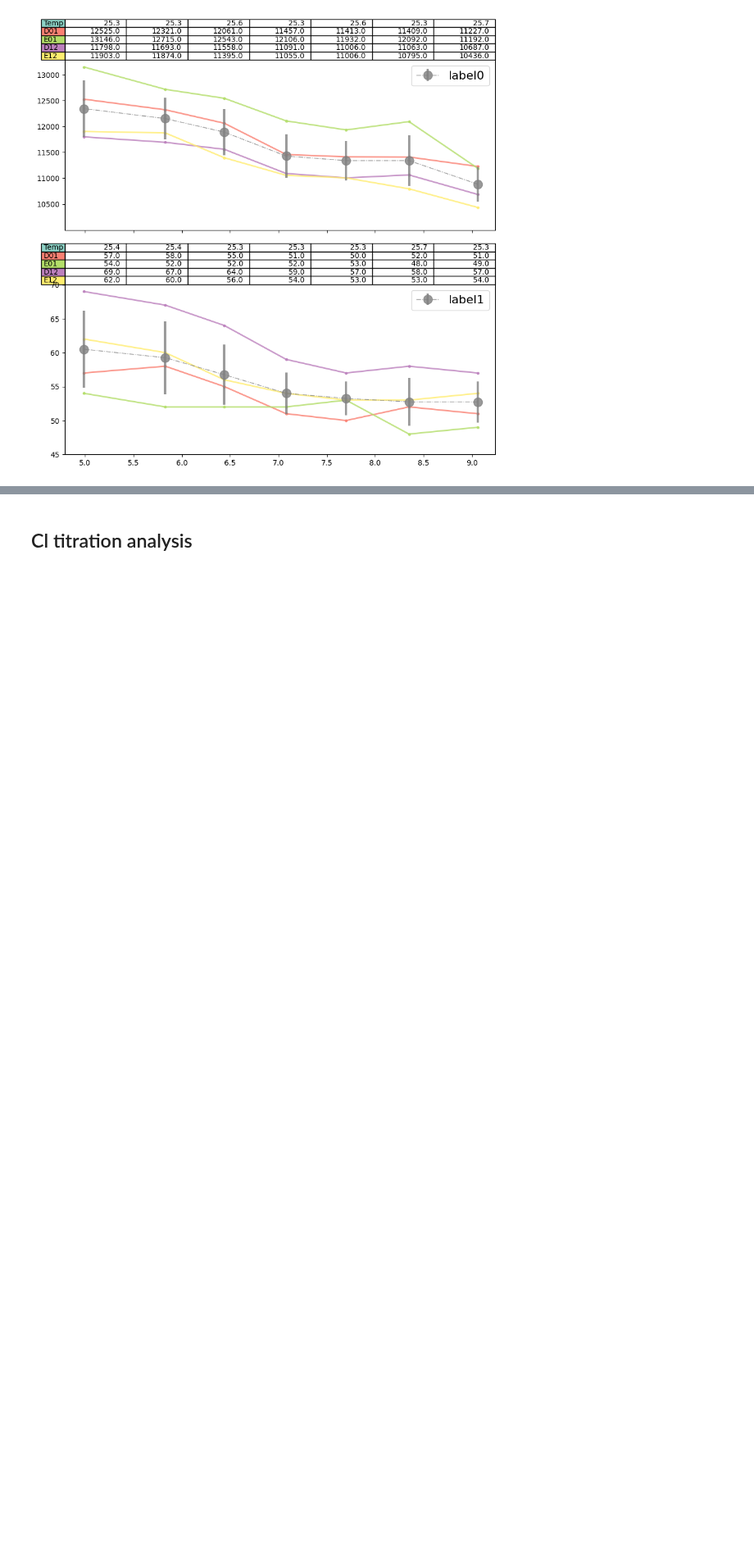
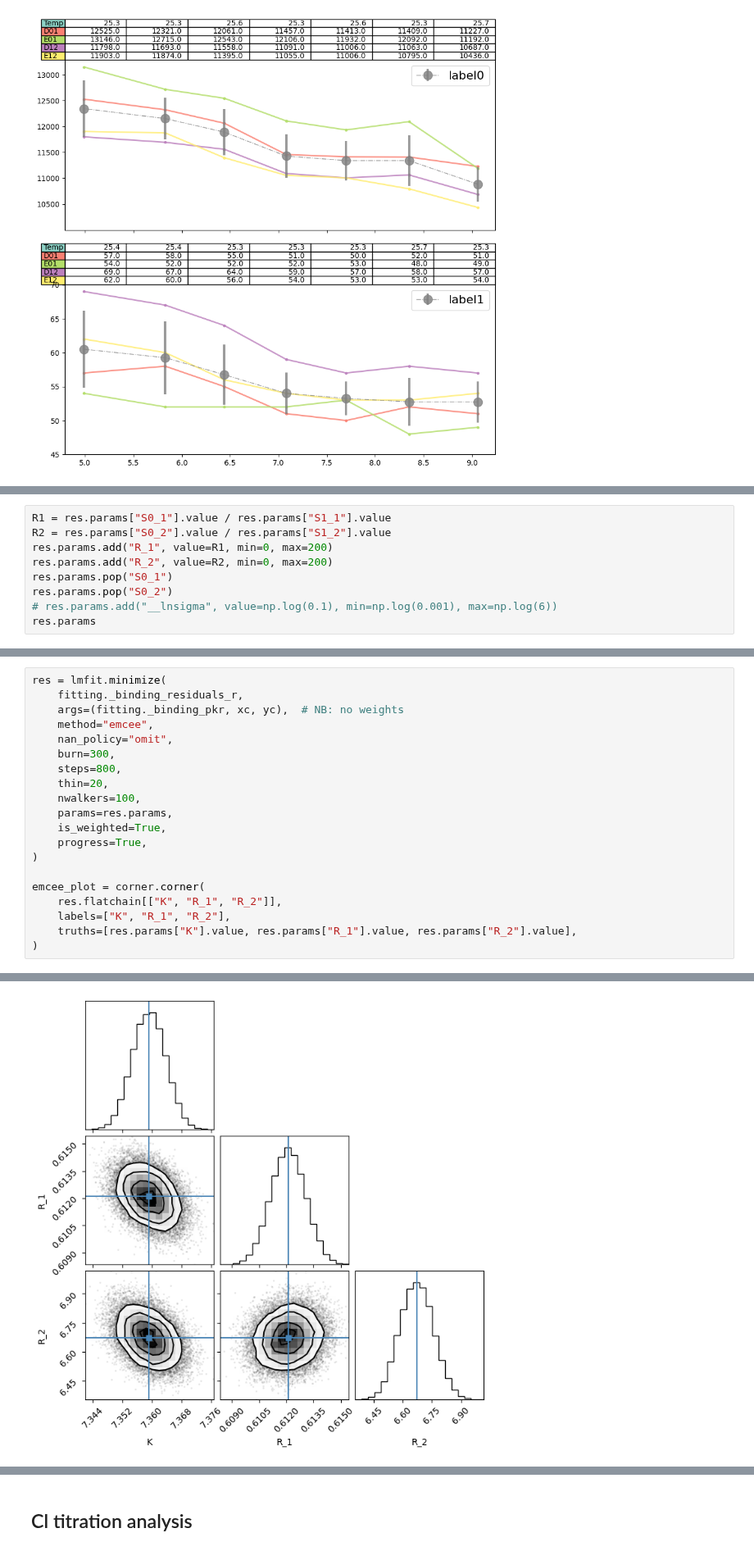
Before and after one commit to darosio/ClopHfit, a Jupyter notebook: docs/tutorials/prtecan.ipynb, the cells around one changed output, grey strips where cells are left out. Shown at 82% size. Cells and saved outputs as stored; diff of their text form; blank space fills up the shorter version.

```diff
--- a/docs/tutorials/prtecan.ipynb
+++ b/docs/tutorials/prtecan.ipynb
@@ -182,0 +242,9 @@ ph_an.data_dilutioncorrected_norm[1]["D11"]
+# %%
+R1 = res.params["S0_1"].value / res.params["S1_1"].value
+R2 = res.params["S0_2"].value / res.params["S1_2"].value
+res.params.add("R_1", value=R1, min=0, max=200)
+res.params.add("R_2", value=R2, min=0, max=200)
+res.params.pop("S0_1")
+res.params.pop("S0_2")
+# res.params.add("__lnsigma", value=np.log(0.1), min=np.log(0.001), max=np.log(6))
+res.params
@@ -182,0 +258,21 @@ ph_an.data_dilutioncorrected_norm[1]["D11"]
+# %%
+res = lmfit.minimize(
+    fitting._binding_residuals_r,
+    args=(fitting._binding_pkr, xc, yc),  # NB: no weights
+    method="emcee",
+    nan_policy="omit",
+    burn=300,
+    steps=800,
+    thin=20,
+    nwalkers=100,
+    params=res.params,
+    is_weighted=True,
+    progress=True,
+)
+
+emcee_plot = corner.corner(
+    res.flatchain[["K", "R_1", "R_2"]],
+    labels=["K", "R_1", "R_2"],
+    truths=[res.params["K"].value, res.params["R_1"].value, res.params["R_2"].value],
+)
+# %% [output]
@@ -182,0 +283 @@ ph_an.data_dilutioncorrected_norm[1]["D11"]
+[figure, added]
```
Also changed, not shown: parts of 14 cells of this notebook, 3 other files.
